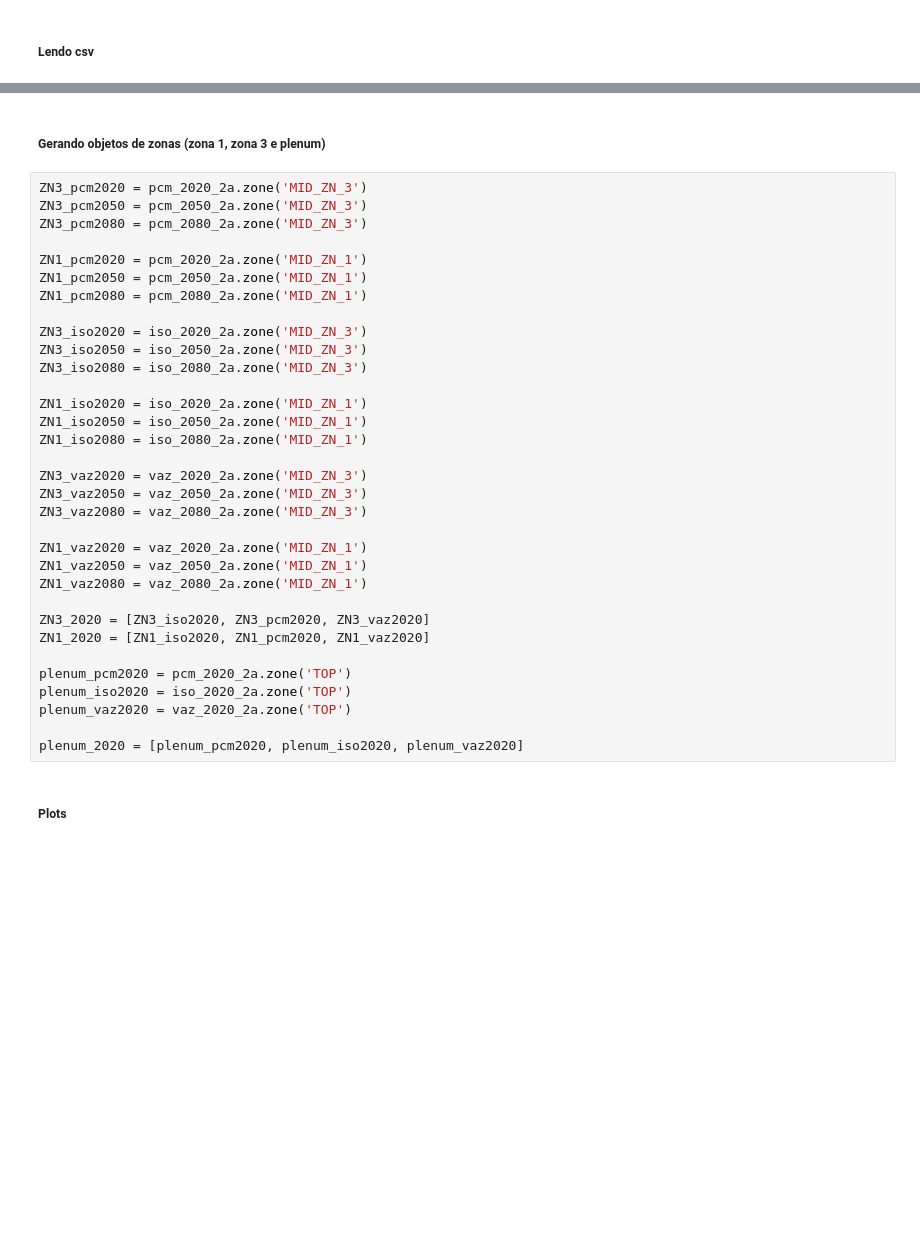
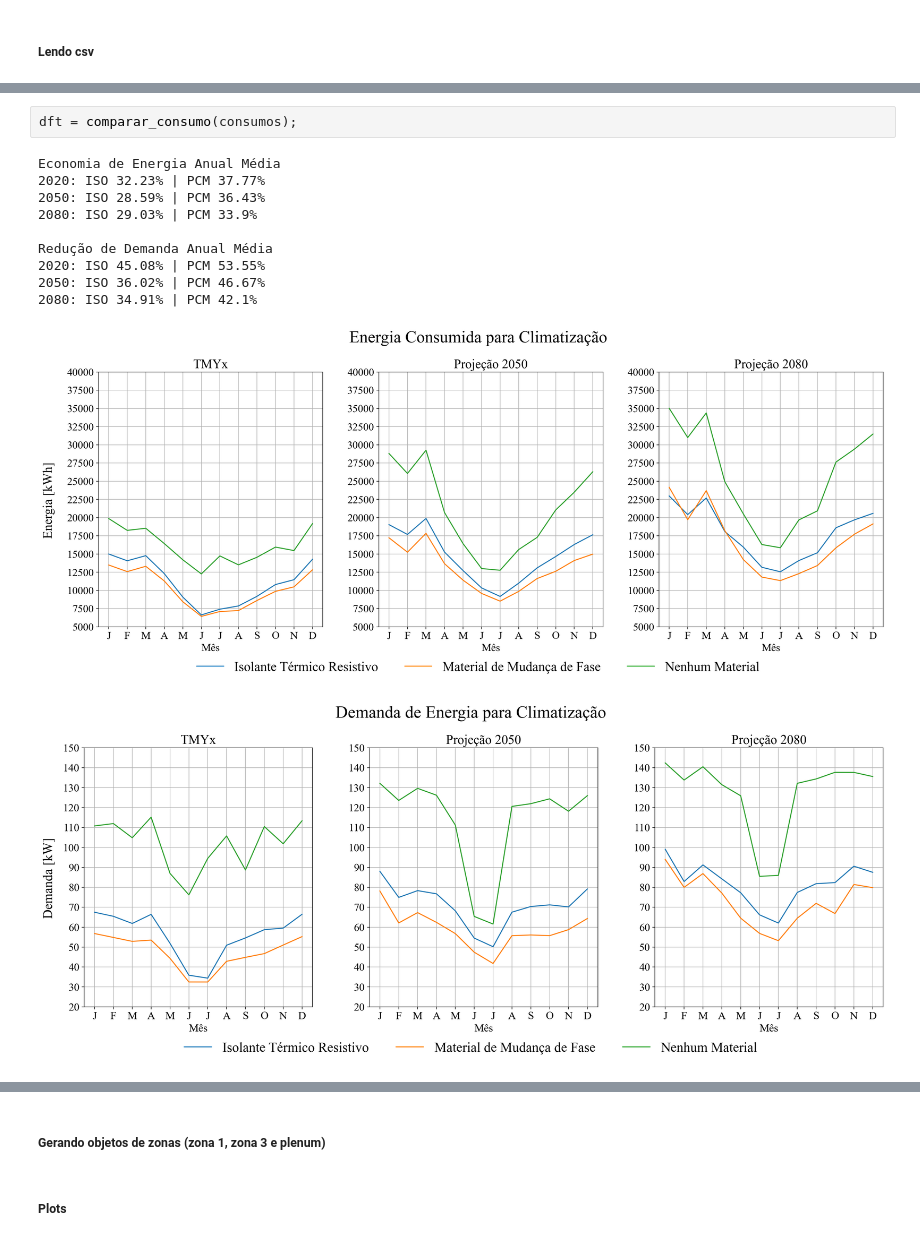
Before and after one commit to lofilippini/TCC, a Jupyter notebook: tcc_v2.ipynb, the cells around one changed output, grey strips where cells are left out. Cells and saved outputs as stored; diff of their text form; blank space fills up the shorter version.

```diff
--- a/tcc_v2.ipynb
+++ b/tcc_v2.ipynb
@@ -429,0 +630,14 @@ df.head()
+# %%
+dft = comparar_consumo(consumos);
+# %% [output]
+Economia de Energia Anual Média
+2020: ISO 32.23% | PCM 37.77%
+2050: ISO 28.59% | PCM 36.43%
+2080: ISO 29.03% | PCM 33.9%
+
+Redução de Demanda Anual Média
+2020: ISO 45.08% | PCM 53.55%
+2050: ISO 36.02% | PCM 46.67%
+2080: ISO 34.91% | PCM 42.1%
+[figure, added]
+[figure, added]
@@ -430,38 +645,5 @@ df.head()
 # %% [markdown]
 ##### Gerando objetos de zonas (zona 1, zona 3 e plenum)
-# %%
-ZN3_pcm2020 = pcm_2020_2a.zone('MID_ZN_3')
-ZN3_pcm2050 = pcm_2050_2a.zone('MID_ZN_3')
-ZN3_pcm2080 = pcm_2080_2a.zone('MID_ZN_3')
-
-ZN1_pcm2020 = pcm_2020_2a.zone('MID_ZN_1')
-ZN1_pcm2050 = pcm_2050_2a.zone('MID_ZN_1')
-ZN1_pcm2080 = pcm_2080_2a.zone('MID_ZN_1')
-
-ZN3_iso2020 = iso_2020_2a.zone('MID_ZN_3')
-ZN3_iso2050 = iso_2050_2a.zone('MID_ZN_3')
-ZN3_iso2080 = iso_2080_2a.zone('MID_ZN_3')
-
-ZN1_iso2020 = iso_2020_2a.zone('MID_ZN_1')
-ZN1_iso2050 = iso_2050_2a.zone('MID_ZN_1')
-ZN1_iso2080 = iso_2080_2a.zone('MID_ZN_1')
-
-ZN3_vaz2020 = vaz_2020_2a.zone('MID_ZN_3')
-ZN3_vaz2050 = vaz_2050_2a.zone('MID_ZN_3')
-ZN3_vaz2080 = vaz_2080_2a.zone('MID_ZN_3')
-
-ZN1_vaz2020 = vaz_2020_2a.zone('MID_ZN_1')
-ZN1_vaz2050 = vaz_2050_2a.zone('MID_ZN_1')
-ZN1_vaz2080 = vaz_2080_2a.zone('MID_ZN_1')
-
-ZN3_2020 = [ZN3_iso2020, ZN3_pcm2020, ZN3_vaz2020]
-ZN1_2020 = [ZN1_iso2020, ZN1_pcm2020, ZN1_vaz2020]
-
-plenum_pcm2020 = pcm_2020_2a.zone('TOP')
-plenum_iso2020 = iso_2020_2a.zone('TOP')
-plenum_vaz2020 = vaz_2020_2a.zone('TOP')
-
-plenum_2020 = [plenum_pcm2020, plenum_iso2020, plenum_vaz2020]
 # %% [markdown]
 ##### Plots
 # %%
```
Also changed, not shown: parts of 22 cells of this notebook.
